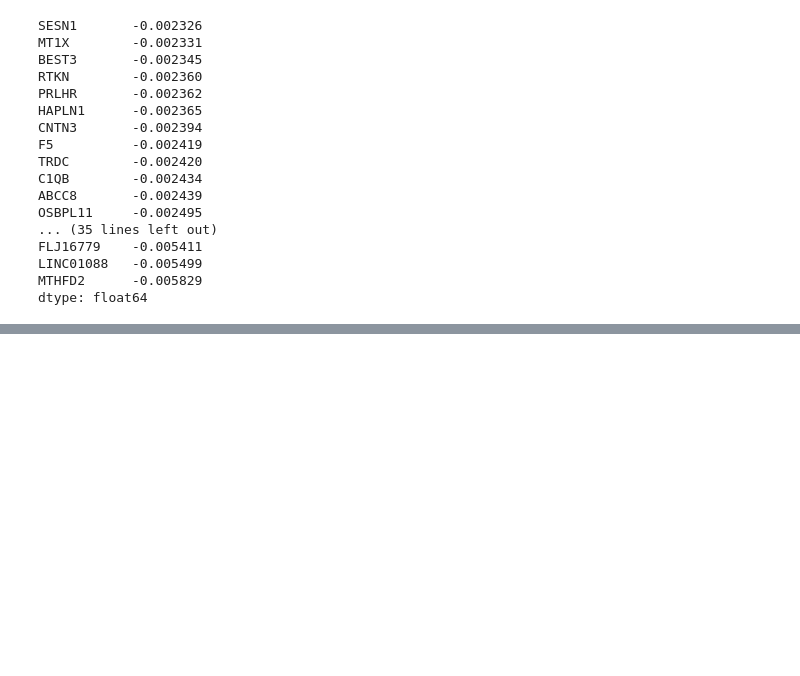
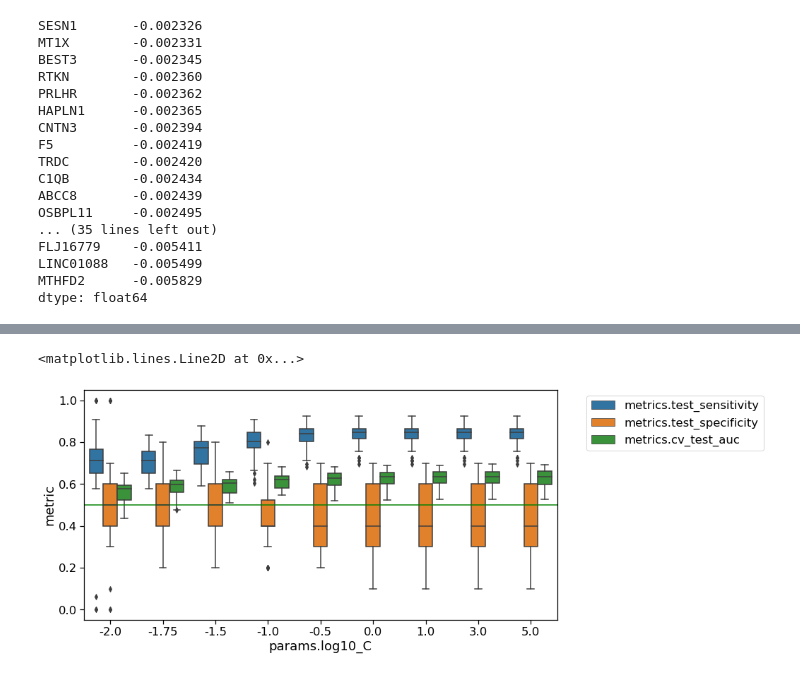
Before and after one commit to asuther/precfda_brain_cancer_phase_1, a Jupyter notebook: notebooks/model_generation/2020.01.14-1-Train_logistic_regression_model_using_mlflow.ipynb, the cells around one changed output, grey strips where cells are left out. Drawn from its saved outputs; the diff is of its cells as text; code cells hidden in the pictures; blank space fills up the shorter version.

```diff
--- a/notebooks/model_generation/2020.01.14-1-Train_logistic_regression_model_using_mlflow.ipynb
+++ b/notebooks/model_generation/2020.01.14-1-Train_logistic_regression_model_using_mlflow.ipynb
@@ -907,0 +1232,24 @@ dtype: float64
+# %%
+# Melt the dataframe to get accuracy as a single column
+plot_df = experiment_results_sc1_v10_exp3_df\
+    .melt(id_vars=['run_id','metrics.count_non_zero_features','params.lower_quantile_removed_CoV','params.log10_C','params.log10_max_iter','params.use_smote'],
+          value_vars=['metrics.test_sensitivity','metrics.test_specificity','metrics.cv_test_auc'],
+          var_name='train_or_cv',
+          value_name='metric')
+
+plt.figure(figsize=(12,6))
+ax=plt.gca()
+
+sns.boxplot(x='params.log10_C',
+           y='metric',
+           data=plot_df,
+           hue='train_or_cv',
+           order=['-2.0', '-1.75', '-1.5', '-1.0', '-0.5', '0.0', '1.0', '3.0', '5.0'],
+           ax=ax)
+
+ax.legend(bbox_to_anchor=(1.05,1))
+ax.axhline(0.5, c='g')
+#ax.axvline(1)
+# %% [output]
+<matplotlib.lines.Line2D at 0x...>
+[figure, added]
```
Also changed, not shown: parts of 57 cells of this notebook, 3 other files.
